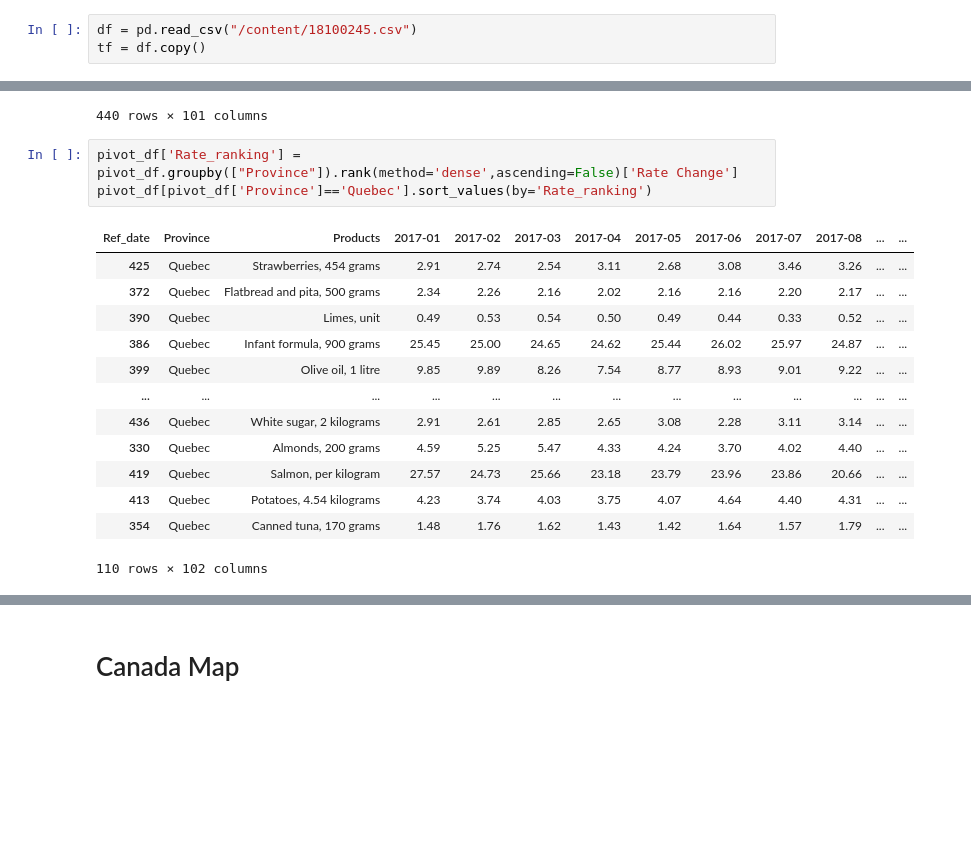
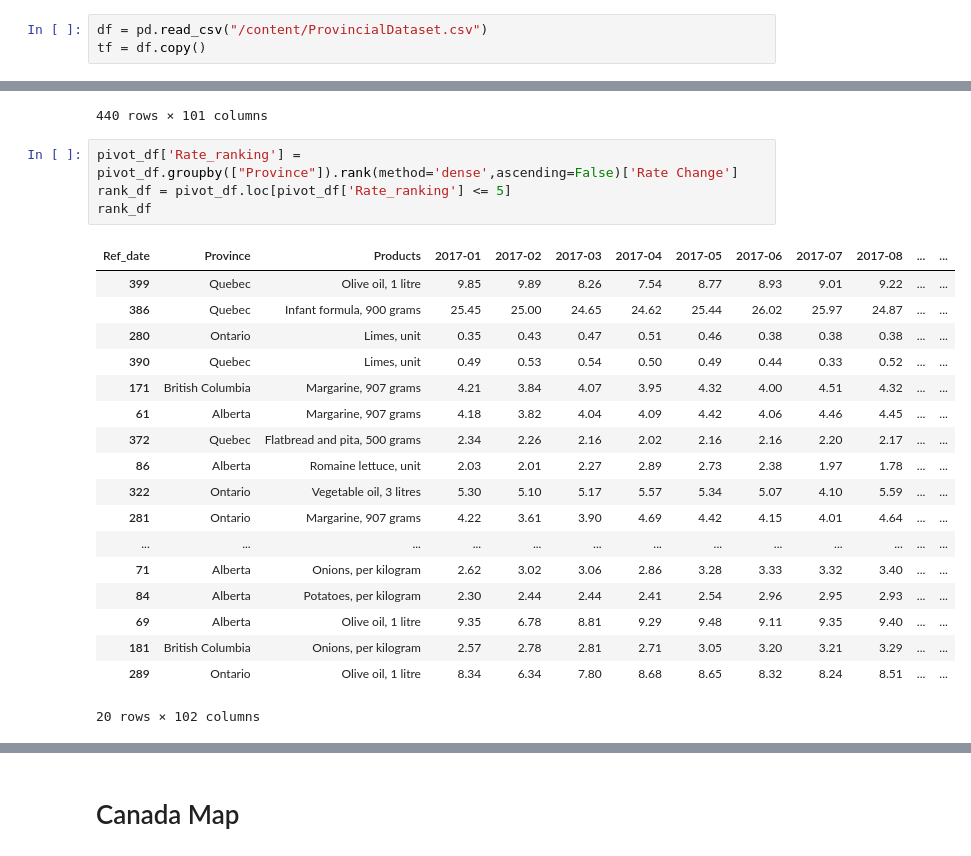
Before and after one commit to RoodraKanwar/Canadian-Food-Products---Data-Analysis, a Jupyter notebook: FoodPricesProvinces.ipynb, the cells around one changed output, grey strips where cells are left out. Drawn from its saved outputs; the diff is of its cells as text; blank space fills up the shorter version.

```diff
--- a/FoodPricesProvinces.ipynb
+++ b/FoodPricesProvinces.ipynb
@@ -4,7 +4,7 @@ import pandas as pd
 import plotly.express as px
 import json
 # %%
-df = pd.read_csv("/content/18100245.csv")
+df = pd.read_csv("/content/ProvincialDataset.csv")
 tf = df.copy()
 # %%
 df
@@ -244,18 +244,24 @@ pivot_df
 440 rows × 101 columns
 # %%
 pivot_df['Rate_ranking'] = pivot_df.groupby(["Province"]).rank(method='dense',ascending=False)['Rate Change']
-pivot_df[pivot_df['Province']=='Quebec'].sort_values(by='Rate_ranking')
+rank_df = pivot_df.loc[pivot_df['Rate_ranking'] <= 5]
+rank_df
 # %% [output]
 | Ref_date | Province | Products | 2017-01 | 2017-02 | 2017-03 | 2017-04 | 2017-05 | 2017-06 | 2017-07 | 2017-08 | ... | ... |
-| 425 | Quebec | Strawberries, 454 grams | 2.91 | 2.74 | 2.54 | 3.11 | 2.68 | 3.08 | 3.46 | 3.26 | ... | ... |
+| 399 | Quebec | Olive oil, 1 litre | 9.85 | 9.89 | 8.26 | 7.54 | 8.77 | 8.93 | 9.01 | 9.22 | ... | ... |
+| 386 | Quebec | Infant formula, 900 grams | 25.45 | 25.00 | 24.65 | 24.62 | 25.44 | 26.02 | 25.97 | 24.87 | ... | ... |
+| 280 | Ontario | Limes, unit | 0.35 | 0.43 | 0.47 | 0.51 | 0.46 | 0.38 | 0.38 | 0.38 | ... | ... |
+| 390 | Quebec | Limes, unit | 0.49 | 0.53 | 0.54 | 0.50 | 0.49 | 0.44 | 0.33 | 0.52 | ... | ... |
+| 171 | British Columbia | Margarine, 907 grams | 4.21 | 3.84 | 4.07 | 3.95 | 4.32 | 4.00 | 4.51 | 4.32 | ... | ... |
+| 61 | Alberta | Margarine, 907 grams | 4.18 | 3.82 | 4.04 | 4.09 | 4.42 | 4.06 | 4.46 | 4.45 | ... | ... |
 | 372 | Quebec | Flatbread and pita, 500 grams | 2.34 | 2.26 | 2.16 | 2.02 | 2.16 | 2.16 | 2.20 | 2.17 | ... | ... |
-| 390 | Quebec | Limes, unit | 0.49 | 0.53 | 0.54 | 0.50 | 0.49 | 0.44 | 0.33 | 0.52 | ... | ... |
-| 386 | Quebec | Infant formula, 900 grams | 25.45 | 25.00 | 24.65 | 24.62 | 25.44 | 26.02 | 25.97 | 24.87 | ... | ... |
-| 399 | Quebec | Olive oil, 1 litre | 9.85 | 9.89 | 8.26 | 7.54 | 8.77 | 8.93 | 9.01 | 9.22 | ... | ... |
+| 86 | Alberta | Romaine lettuce, unit | 2.03 | 2.01 | 2.27 | 2.89 | 2.73 | 2.38 | 1.97 | 1.78 | ... | ... |
+| 322 | Ontario | Vegetable oil, 3 litres | 5.30 | 5.10 | 5.17 | 5.57 | 5.34 | 5.07 | 4.10 | 5.59 | ... | ... |
+| 281 | Ontario | Margarine, 907 grams | 4.22 | 3.61 | 3.90 | 4.69 | 4.42 | 4.15 | 4.01 | 4.64 | ... | ... |
 | ... | ... | ... | ... | ... | ... | ... | ... | ... | ... | ... | ... | ... |
-| 436 | Quebec | White sugar, 2 kilograms | 2.91 | 2.61 | 2.85 | 2.65 | 3.08 | 2.28 | 3.11 | 3.14 | ... | ... |
-| 330 | Quebec | Almonds, 200 grams | 4.59 | 5.25 | 5.47 | 4.33 | 4.24 | 3.70 | 4.02 | 4.40 | ... | ... |
-| 419 | Quebec | Salmon, per kilogram | 27.57 | 24.73 | 25.66 | 23.18 | 23.79 | 23.96 | 23.86 | 20.66 | ... | ... |
-| 413 | Quebec | Potatoes, 4.54 kilograms | 4.23 | 3.74 | 4.03 | 3.75 | 4.07 | 4.64 | 4.40 | 4.31 | ... | ... |
-| 354 | Quebec | Canned tuna, 170 grams | 1.48 | 1.76 | 1.62 | 1.43 | 1.42 | 1.64 | 1.57 | 1.79 | ... | ... |
+| 71 | Alberta | Onions, per kilogram | 2.62 | 3.02 | 3.06 | 2.86 | 3.28 | 3.33 | 3.32 | 3.40 | ... | ... |
+| 84 | Alberta | Potatoes, per kilogram | 2.30 | 2.44 | 2.44 | 2.41 | 2.54 | 2.96 | 2.95 | 2.93 | ... | ... |
+| 69 | Alberta | Olive oil, 1 litre | 9.35 | 6.78 | 8.81 | 9.29 | 9.48 | 9.11 | 9.35 | 9.40 | ... | ... |
+| 181 | British Columbia | Onions, per kilogram | 2.57 | 2.78 | 2.81 | 2.71 | 3.05 | 3.20 | 3.21 | 3.29 | ... | ... |
+| 289 | Ontario | Olive oil, 1 litre | 8.34 | 6.34 | 7.80 | 8.68 | 8.65 | 8.32 | 8.24 | 8.51 | ... | ... |
-110 rows × 102 columns
+20 rows × 102 columns
```
Also changed, not shown: parts of 3 cells of this notebook, 1 other file.
